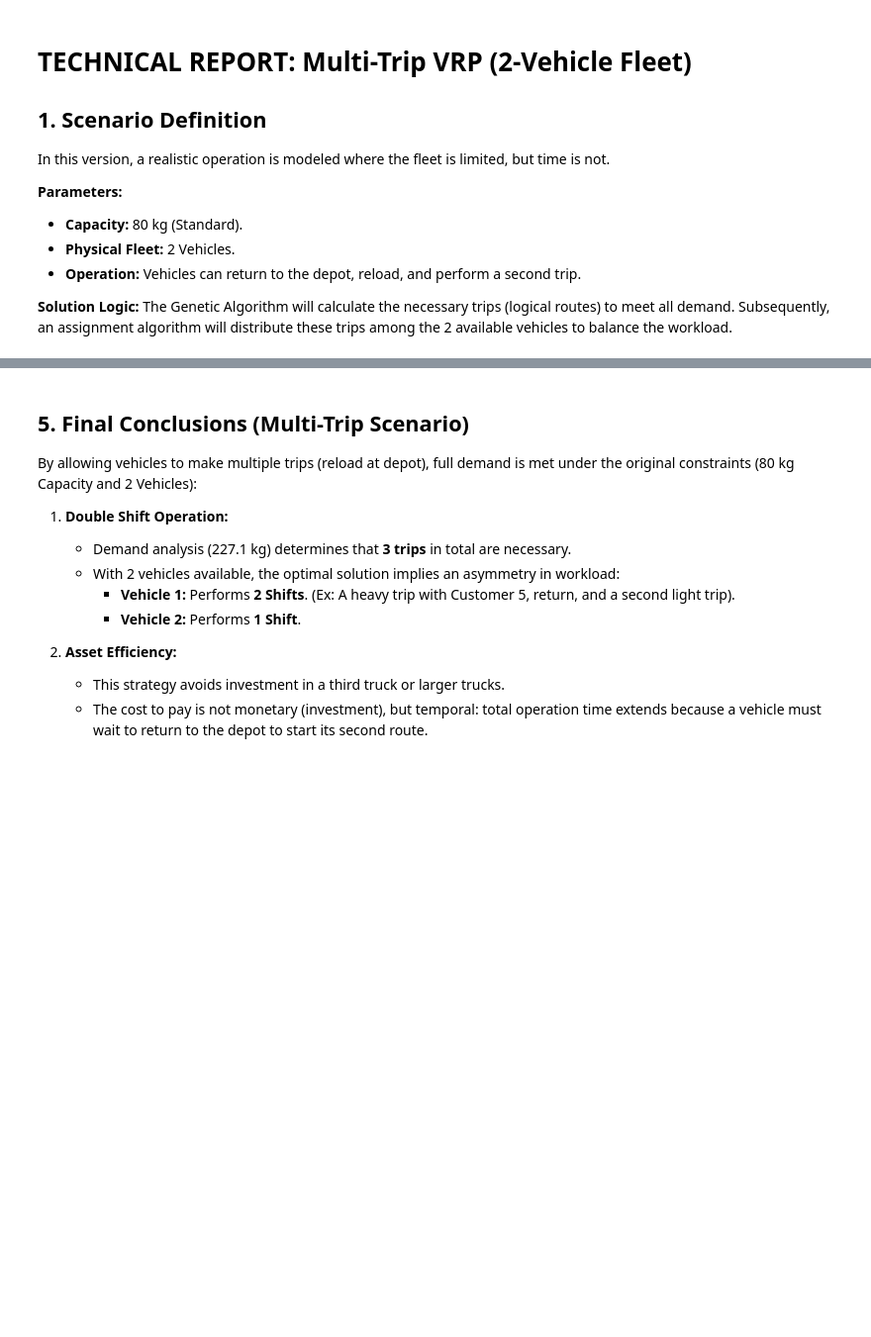
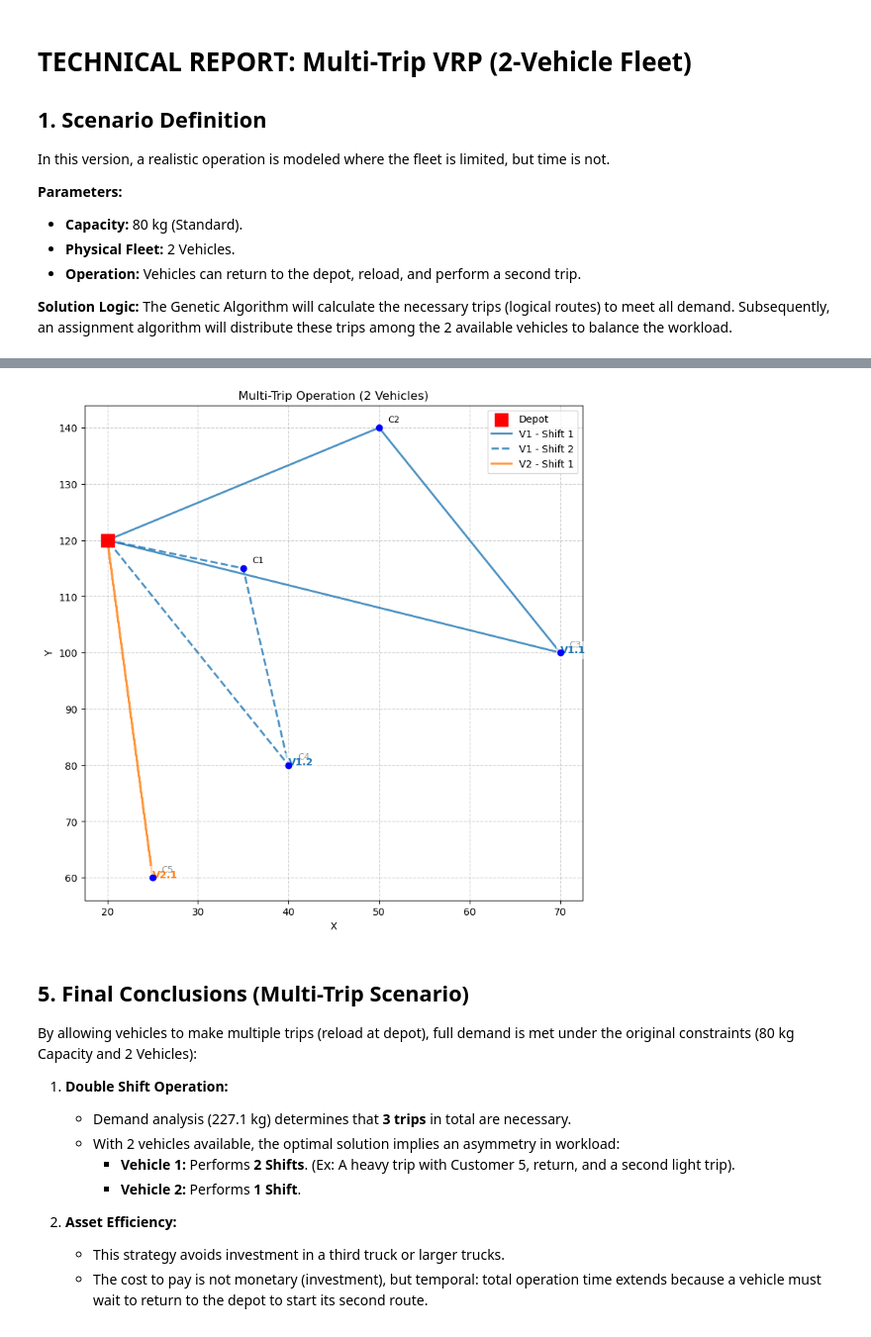
Before and after one commit to alerodriargui/InteligenciaComputacional2, a Jupyter notebook: Versiones definitivas/2Vehicles_80capacity.ipynb, the cells around one changed output, grey strips where cells are left out. Shown at 99% size. Drawn from its saved outputs; the diff is of its cells as text; code cells hidden in the pictures; blank space fills up the shorter version.

```diff
--- a/Versiones definitivas/2Vehicles_80capacity.ipynb
+++ b/Versiones definitivas/2Vehicles_80capacity.ipynb
@@ -19,11 +19,11 @@ import matplotlib.pyplot as plt
 
 # Data
 depot = [20, 120]
-clientes = [
+customers = [
     [35, 115], [50, 140], [70, 100], [40, 80], [25, 60]
 ]
-pesos = [1.2, 3.8, 7.5, 0.9, 15.4, 12.1, 4.3, 19.7, 8.6, 2.5]
-pedidos = [
+weights = [1.2, 3.8, 7.5, 0.9, 15.4, 12.1, 4.3, 19.7, 8.6, 2.5]
+orders = [
     [(3, 2), (1, 3)],
     [(2, 6)],
     [(7, 4), (5, 2)],
@@ -31,7 +31,7 @@ pedidos = [
     [(6, 5), (9, 2)]
 ]
 
-capacidad = 80
-n_vehiculos_fisicos = 2
+capacity = 80
+num_physical_vehicles = 2
 # %%
 # Demand Calculation
@@ -161,44 +172,46 @@ for v_id, viajes in vehiculos_asignados.items():
 # %%
-def plot_multitrip(vehiculos_asignados):
+def plot_multitrip(assigned_vehicles):
     plt.figure(figsize=(9, 9))
 
     # Depot
     plt.scatter(depot[0], depot[1], c='red', s=150, marker='s', label='Depot', zorder=10)
 
     # Customers
-    for i, (x, y) in enumerate(clientes_validos):
+    for i, (x, y) in enumerate(valid_customers):
         plt.scatter(x, y, c='blue', zorder=5)
         plt.text(x+1, y+1, f'C{i+1}', fontsize=9)
 
-    colores_vehiculo = ['#1f77b4', '#ff7f0e'] # Blue and Orange
-    estilos_linea = ['-', '--', ':'] # Solid, Dashed, Dotted (to distinguish shifts)
+    vehicle_colors = ['#1f77b4', '#ff7f0e'] # Blue and Orange
+    line_styles = ['-', '--', ':'] # Solid, Dashed, Dotted (to distinguish shifts)
 
-    for v_id, viajes in vehiculos_asignados.items():
-        color = colores_vehiculo[v_id]
+    for v_id, trips in assigned_vehicles.items():
+        color = vehicle_colors[v_id]
 
-        for idx_viaje, r in enumerate(viajes):
-            estilo = estilos_linea[idx_viaje % len(estilos_linea)]
+        for idx_trip, r in enumerate(trips):
+            style = line_styles[idx_trip % len(line_styles)]
 
-            puntos = [depot] + [clientes_validos[c] for c in r] + [depot]
-            xs = [p[0] for p in puntos]
-            ys = [p[1] for p in puntos]
+            points = [depot] + [valid_customers[c] for c in r] + [depot]
+            xs = [p[0] for p in points]
+            ys = [p[1] for p in points]
 
-            label = f'V{v_id+1} - Shift {idx_viaje+1}'
-            plt.plot(xs, ys, linestyle=estilo, color=color, linewidth=2, label=label, alpha=0.8)
+            label = f'V{v_id+1} - Shift {idx_trip+1}'
+            plt.plot(xs, ys, linestyle=style, color=color, linewidth=2, label=label, alpha=0.8)
 
             # Annotate load in the center of the route
             mid = len(xs) // 2
-            plt.text(xs[mid], ys[mid], f'V{v_id+1}.{idx_viaje+1}',
+            plt.text(xs[mid], ys[mid], f'V{v_id+1}.{idx_trip+1}',
                      color=color, fontweight='bold', bbox=dict(facecolor='white', alpha=0.6, edgecolor='none'))
 
     plt.title("Multi-Trip Operation (2 Vehicles)")
     plt.xlabel("X")
     plt.ylabel("Y")
     plt.legend()
     plt.grid(True, linestyle='--', alpha=0.6)
     plt.show()
 
-plot_multitrip(vehiculos_asignados)
+plot_multitrip(assigned_vehicles)
+# %% [output]
+[figure, added]
 # %% [markdown]
 ## 5. Final Conclusions (Multi-Trip Scenario)
 
```
Also changed, not shown: parts of 3 cells of this notebook, 3 other files.
